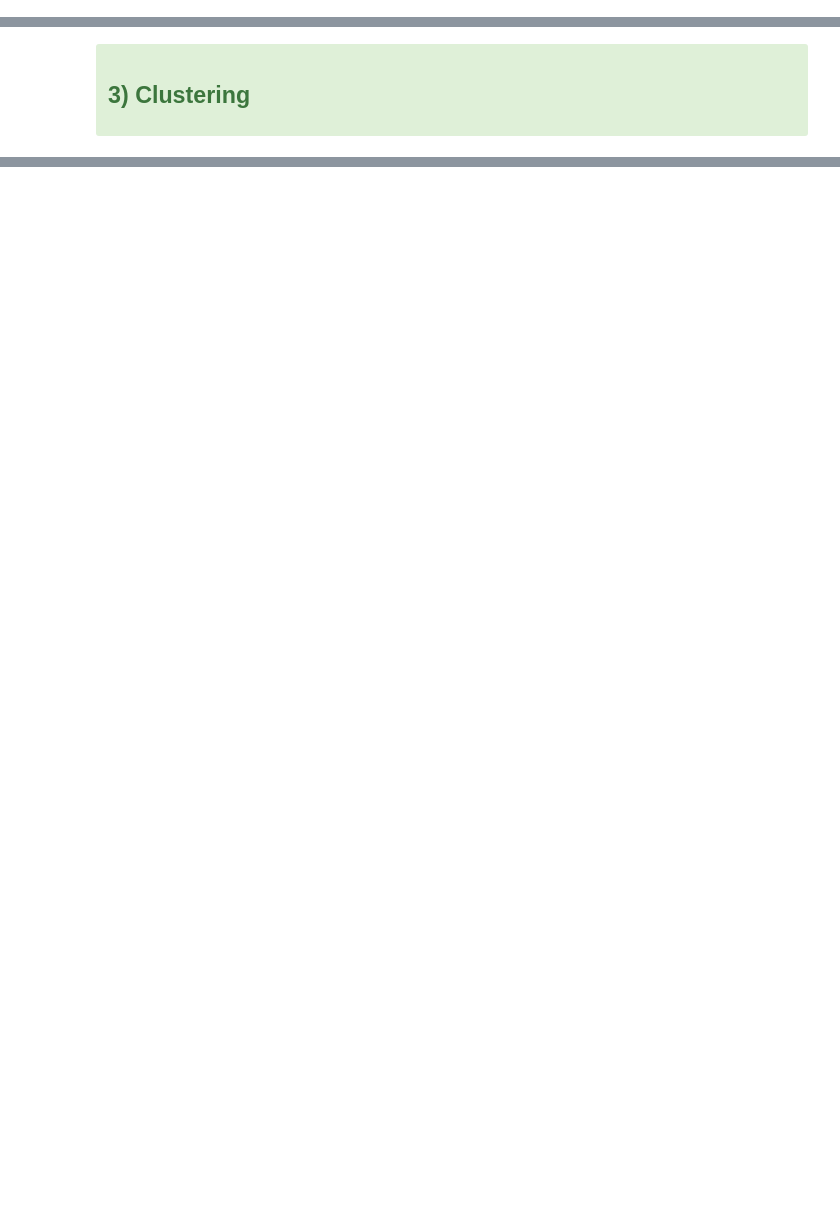
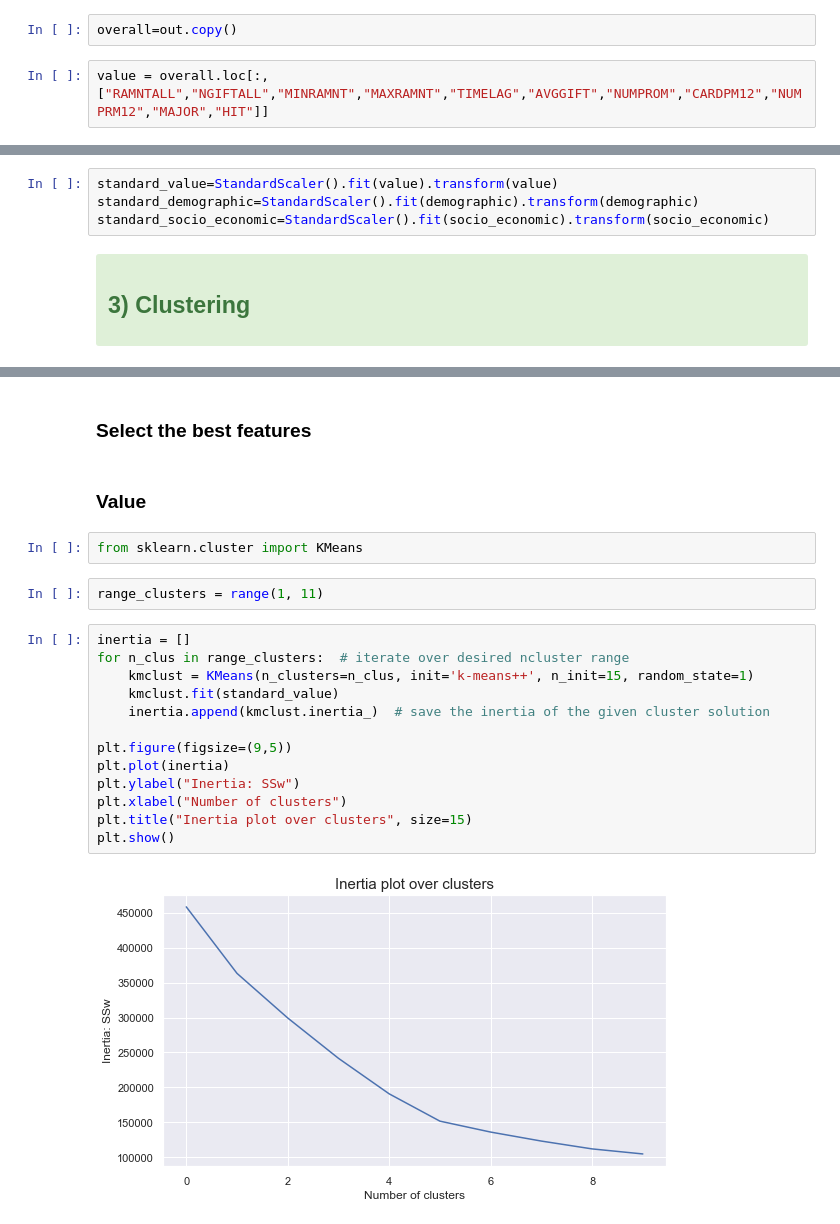
Before and after one commit to its-pedrofonseca/Data-Mining-Project, a Jupyter notebook: Data Cleaning Default Final.ipynb, the cells around one changed output, grey strips where cells are left out. Drawn from its saved outputs; the diff is of its cells as text; blank space fills up the shorter version.

Commit message:
feature selection

```diff
--- a/Data Cleaning Default Final.ipynb
+++ b/Data Cleaning Default Final.ipynb
@@ -702,0 +795,4 @@ plt.show()
+# %%
+overall=out.copy()
+# %%
+value = overall.loc[:,["RAMNTALL","NGIFTALL","MINRAMNT","MAXRAMNT","TIMELAG","AVGGIFT","NUMPROM","CARDPM12","NUMPRM12","MAJOR","HIT"]]
@@ -703,5 +831,9 @@ plt.show()
 # %% [markdown]
 ### 2.12) Data Standardization
+# %%
+standard_value=StandardScaler().fit(value).transform(value)
+standard_demographic=StandardScaler().fit(demographic).transform(demographic)
+standard_socio_economic=StandardScaler().fit(socio_economic).transform(socio_economic)
 # %% [markdown]
 <div class="alert alert-block alert-success">
 
@@ -710,0 +857,23 @@ plt.show()
+# %% [markdown]
+### Select the best features
+# %% [markdown]
+### Value
+# %%
+from sklearn.cluster import KMeans
+# %%
+range_clusters = range(1, 11)
+# %%
+inertia = []
+for n_clus in range_clusters:  # iterate over desired ncluster range
+    kmclust = KMeans(n_clusters=n_clus, init='k-means++', n_init=15, random_state=1)
+    kmclust.fit(standard_value)
+    inertia.append(kmclust.inertia_)  # save the inertia of the given cluster solution
+
+plt.figure(figsize=(9,5))
+plt.plot(inertia)
+plt.ylabel("Inertia: SSw")
+plt.xlabel("Number of clusters")
+plt.title("Inertia plot over clusters", size=15)
+plt.show()
+# %% [output]
+[figure, added]
```
Also changed, not shown: parts of 104 cells of this notebook.
